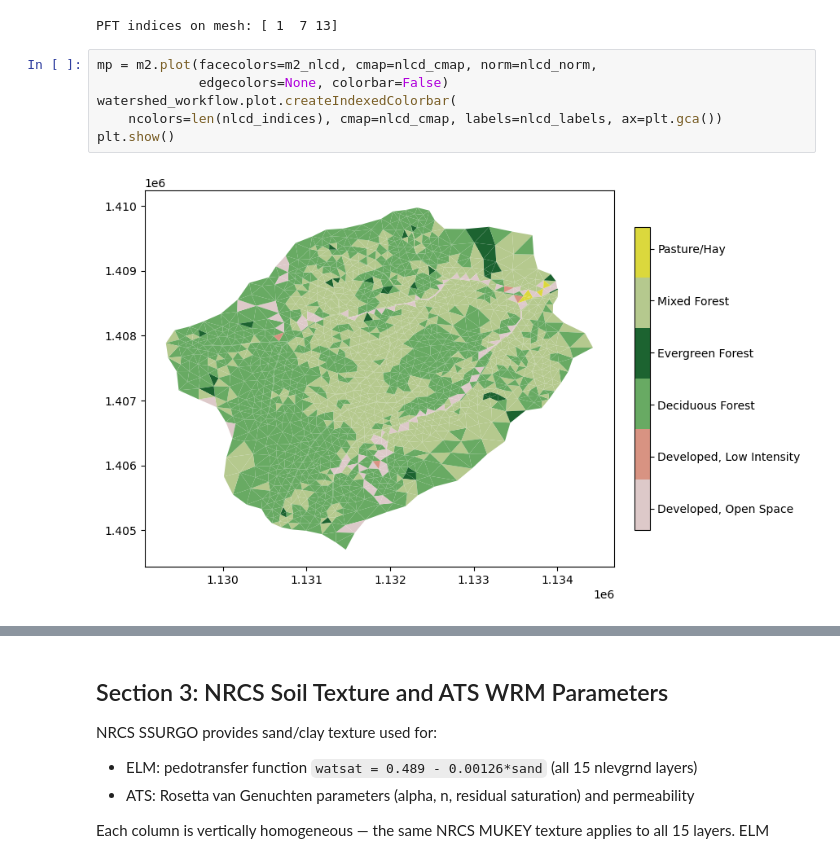
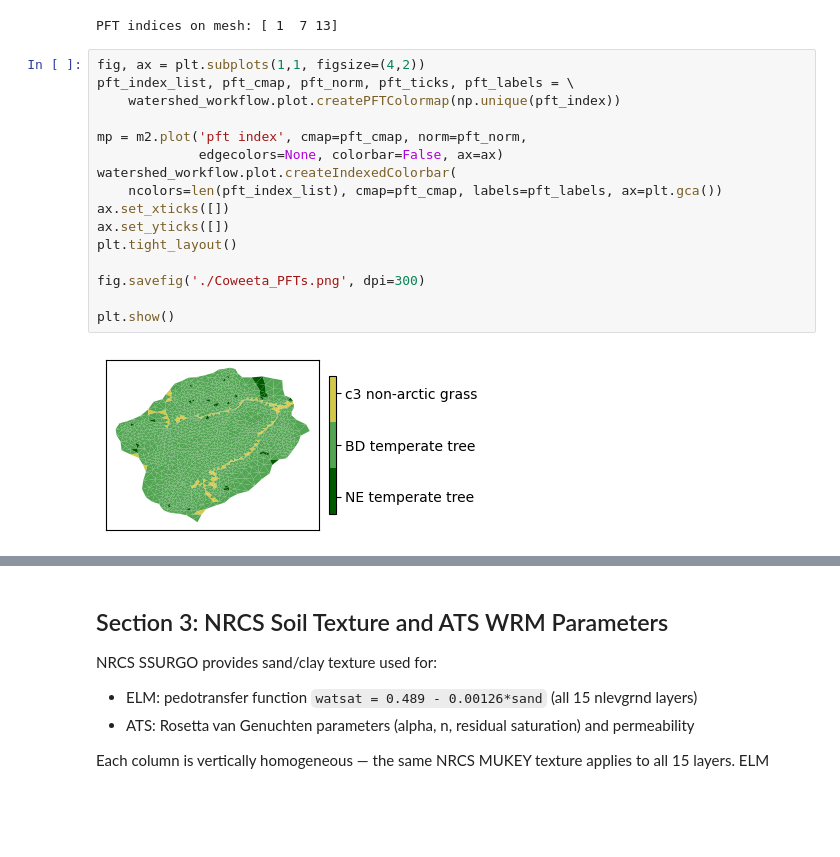
Before and after one commit to environmental-modeling-workflows/watershed-workflow, a Jupyter notebook: examples/Coweeta/coweeta_elm_ats.ipynb, the cells around one changed output, grey strips where cells are left out. Cells and saved outputs as stored; diff of their text form; blank space fills up the shorter version.

Commit message:
ran Coweeta

```diff
--- a/examples/Coweeta/coweeta_elm_ats.ipynb
+++ b/examples/Coweeta/coweeta_elm_ats.ipynb
@@ -390,13 +390,23 @@ print('PFT indices on mesh:', np.unique(pft_index))
 # %% [output]
 PFT indices on mesh: [ 1  7 13]
 # %%
-mp = m2.plot(facecolors=m2_nlcd, cmap=nlcd_cmap, norm=nlcd_norm,
-             edgecolors=None, colorbar=False)
+fig, ax = plt.subplots(1,1, figsize=(4,2))
+pft_index_list, pft_cmap, pft_norm, pft_ticks, pft_labels = \
+    watershed_workflow.plot.createPFTColormap(np.unique(pft_index))
+
+mp = m2.plot('pft index', cmap=pft_cmap, norm=pft_norm,
+             edgecolors=None, colorbar=False, ax=ax)
 watershed_workflow.plot.createIndexedColorbar(
-    ncolors=len(nlcd_indices), cmap=nlcd_cmap, labels=nlcd_labels, ax=plt.gca())
+    ncolors=len(pft_index_list), cmap=pft_cmap, labels=pft_labels, ax=plt.gca())
+ax.set_xticks([])
+ax.set_yticks([])
+plt.tight_layout()
+
+fig.savefig('./Coweeta_PFTs.png', dpi=300)
+
 plt.show()
 # %% [output]
-[figure, old version]
+[figure, new version]
 # %%
 nlcd_labels_dict = dict(zip(nlcd_indices, nlcd_labels))
 watershed_workflow.mesh.addSurfaceRegions(m2, names=nlcd_labels_dict)
```
Also changed, not shown: parts of 33 cells of this notebook.
